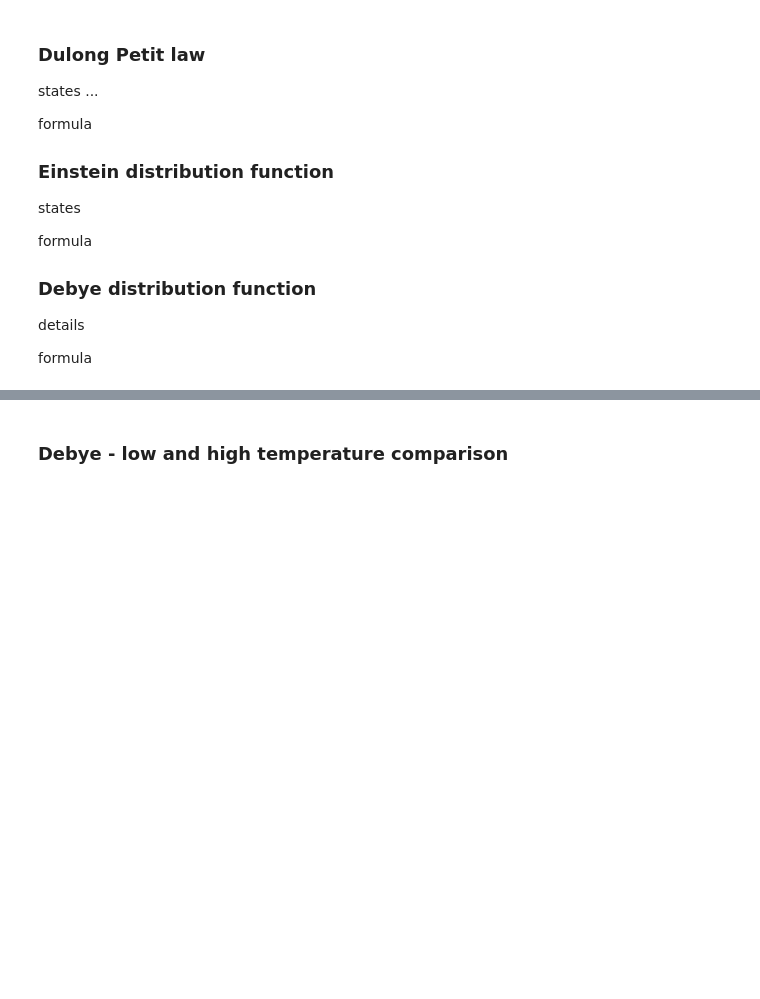
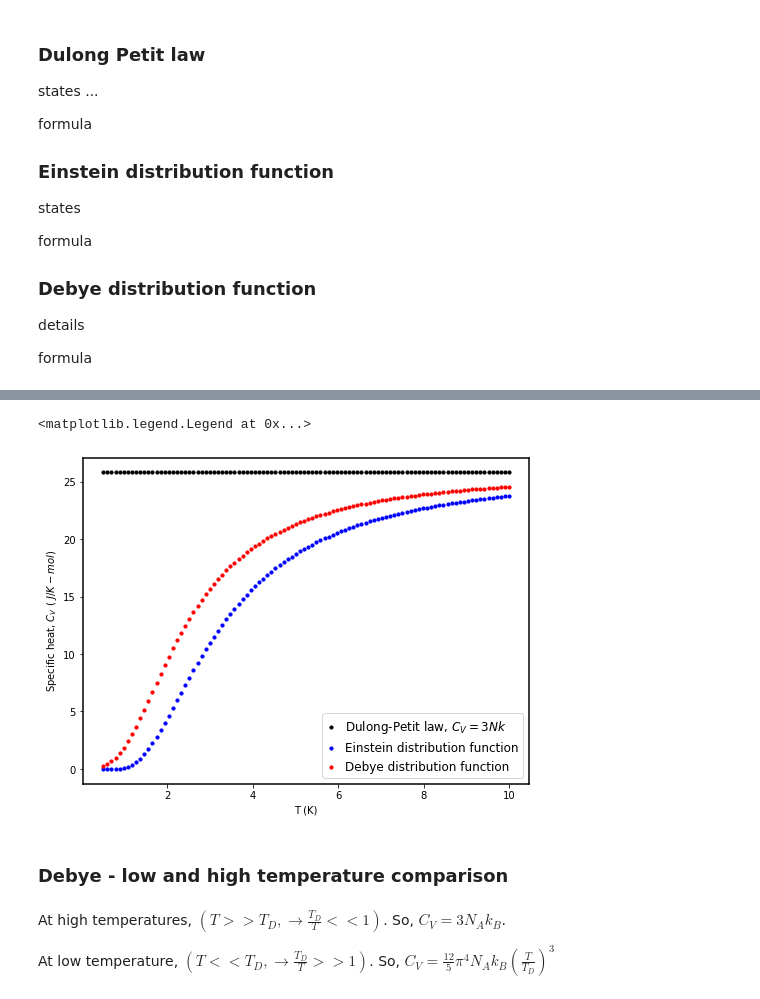
Before and after one commit to madhurima-nath/physicsRelatedCodes, a Jupyter notebook: cu_phys.ipynb, the cells around one changed output, grey strips where cells are left out. Cells and saved outputs as stored; diff of their text form; code cells hidden in the pictures; blank space fills up the shorter version.

```diff
--- a/cu_phys.ipynb
+++ b/cu_phys.ipynb
@@ -310,2 +445,25 @@ plt.legend(loc='best',prop={'size':12})
+# %%
+# Eintsein and Debye temperatures for solid 1 ()
+
+Te2 = 10         # Einstein temperature, hw/k (either need w or Te)
+Td2 = 10          # Debye temperature, hw/k (either need w or Td)
+# %%
+T = np.linspace(0.5, 10, 100)
+# %%
+plt.figure(figsize=(8,6))
+
+plt.scatter(T, dp_law(T), label = 'Dulong-Petit law, $C_V = 3Nk$', s = 10, color = 'k')
+plt.scatter(T, einstein_dist(T, Te2), label = 'Einstein distribution function', s = 10, color = 'b')
+plt.scatter(T, debye_dist(T, Td2), label = 'Debye distribution function', s = 10, color = 'r')
+plt.xlabel('T (K)')
+plt.ylabel('Specific heat, $C_V$ $($ $J/K-mol)$')
+plt.legend(loc='best',prop={'size':12})
+# %% [output]
+<matplotlib.legend.Legend at 0x...>
+[figure, added]
 # %% [markdown]
 ### Debye - low and high temperature comparison
+# %% [markdown]
+At high temperatures, $(T >> T_D, \rightarrow \frac{T_D}{T} << 1)$. So, $C_V = 3N_A k_B$.
+
+At low temperature, $(T << T_D, \rightarrow \frac{T_D}{T} >> 1)$. So, $C_V = \frac{12}{5} \pi^4 N_A k_B \left( \frac{T}{T_D} \right)^3$
```
Also changed, not shown: parts of 55 cells of this notebook.
